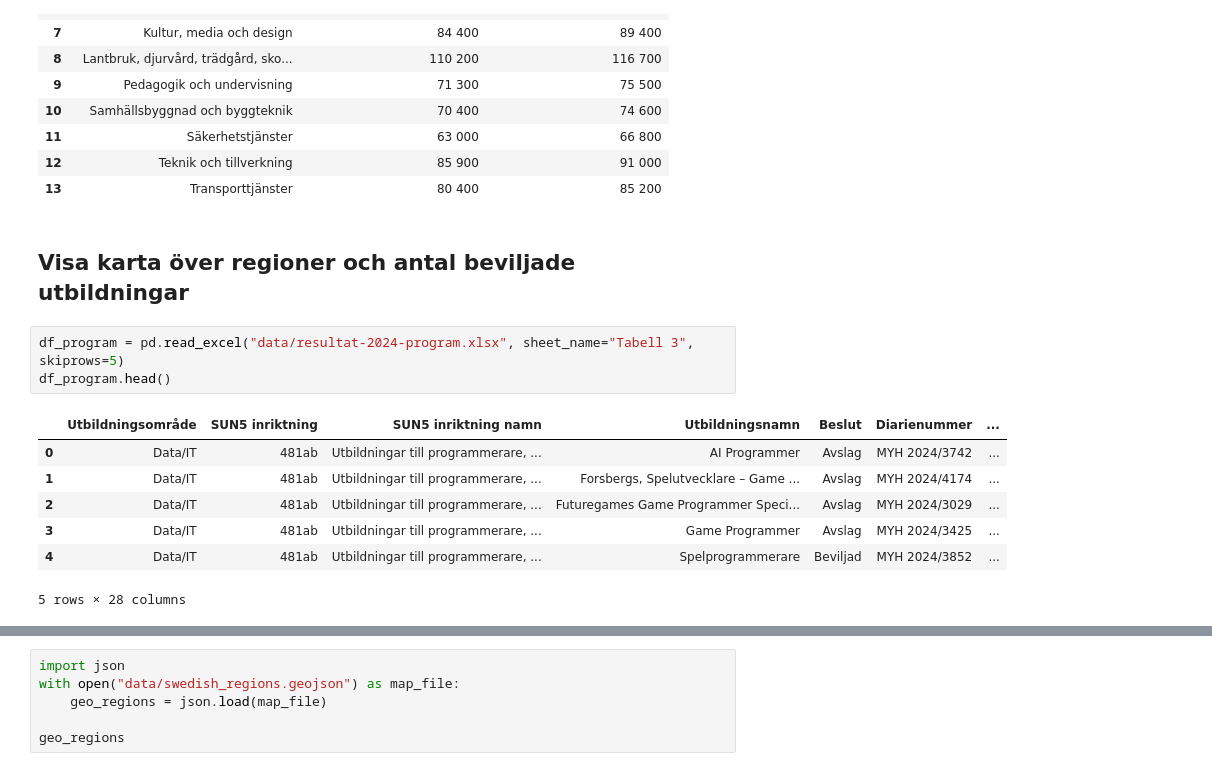
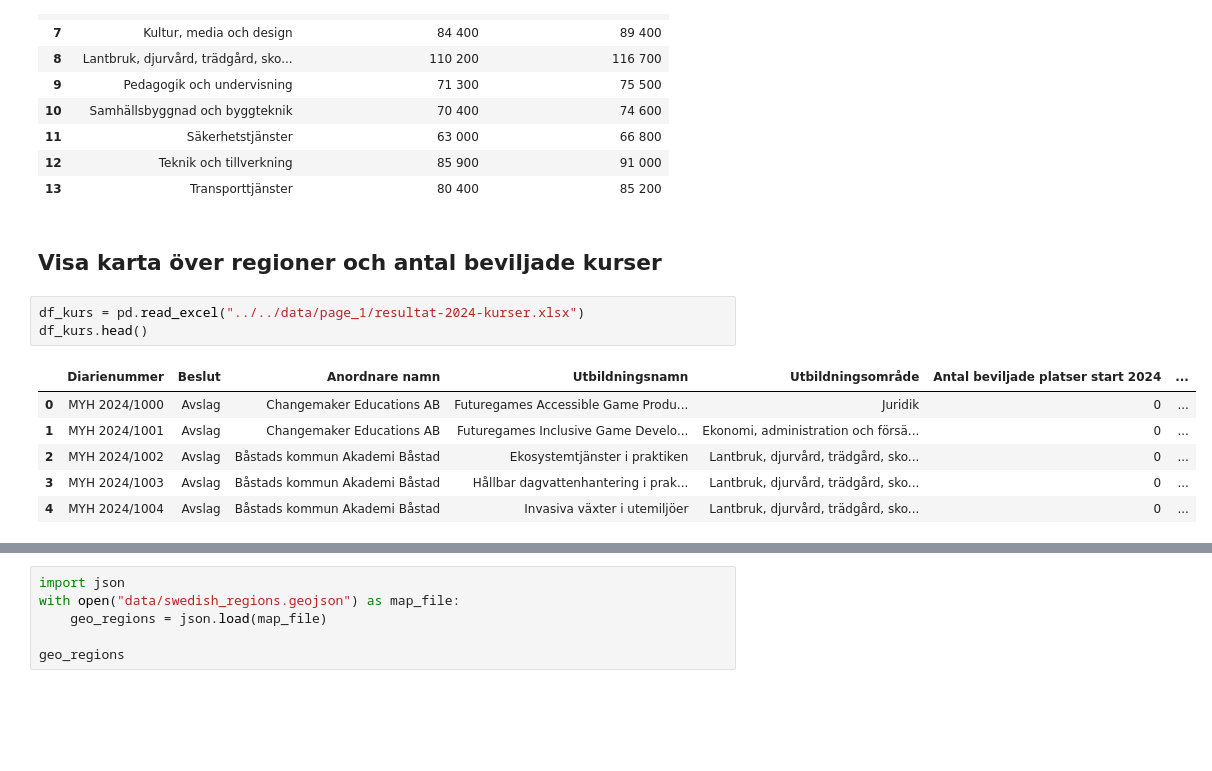
Before and after one commit to ZYusuff/datavisualization_project_group2, a Jupyter notebook: explorations/john/eda_john.ipynb, the cells around one changed output, grey strips where cells are left out. Saved outputs shown, nothing was run; the diff lists cells and outputs as text; blank space fills up the shorter version.

```diff
--- a/explorations/john/eda_john.ipynb
+++ b/explorations/john/eda_john.ipynb
@@ -23,17 +23,16 @@ df
 | 12 | Teknik och tillverkning | 85 900 | 91 000 |
 | 13 | Transporttjänster | 80 400 | 85 200 |
 # %% [markdown]
-## Visa karta över regioner och antal beviljade utbildningar
+## Visa karta över regioner och antal beviljade kurser
 # %%
-df_program = pd.read_excel("data/resultat-2024-program.xlsx", sheet_name="Tabell 3", skiprows=5)
-df_program.head()
+df_kurs = pd.read_excel("../../data/page_1/resultat-2024-kurser.xlsx")
+df_kurs.head()
 # %% [output]
-|  | Utbildningsområde | SUN5 inriktning | SUN5 inriktning namn | Utbildningsnamn | Beslut | Diarienummer | ... |
-| 0 | Data/IT | 481ab | Utbildningar till programmerare, ... | AI Programmer | Avslag | MYH 2024/3742 | ... |
-| 1 | Data/IT | 481ab | Utbildningar till programmerare, ... | Forsbergs, Spelutvecklare – Game ... | Avslag | MYH 2024/4174 | ... |
-| 2 | Data/IT | 481ab | Utbildningar till programmerare, ... | Futuregames Game Programmer Speci... | Avslag | MYH 2024/3029 | ... |
-| 3 | Data/IT | 481ab | Utbildningar till programmerare, ... | Game Programmer | Avslag | MYH 2024/3425 | ... |
-| 4 | Data/IT | 481ab | Utbildningar till programmerare, ... | Spelprogrammerare | Beviljad | MYH 2024/3852 | ... |
+|  | Diarienummer | Beslut | Anordnare namn | Utbildningsnamn | Utbildningsområde | Antal beviljade platser start 2024 | ... |
+| 0 | MYH 2024/1000 | Avslag | Changemaker Educations AB | Futuregames Accessible Game Produ... | Juridik | 0 | ... |
+| 1 | MYH 2024/1001 | Avslag | Changemaker Educations AB | Futuregames Inclusive Game Develo... | Ekonomi, administration och försä... | 0 | ... |
+| 2 | MYH 2024/1002 | Avslag | Båstads kommun Akademi Båstad | Ekosystemtjänster i praktiken | Lantbruk, djurvård, trädgård, sko... | 0 | ... |
+| 3 | MYH 2024/1003 | Avslag | Båstads kommun Akademi Båstad | Hållbar dagvattenhantering i prak... | Lantbruk, djurvård, trädgård, sko... | 0 | ... |
+| 4 | MYH 2024/1004 | Avslag | Båstads kommun Akademi Båstad | Invasiva växter i utemiljöer | Lantbruk, djurvård, trädgård, sko... | 0 | ... |
-5 rows × 28 columns
 # %%
 import duckdb
```
Also changed, not shown: parts of 2 cells of this notebook, 3 other files.
